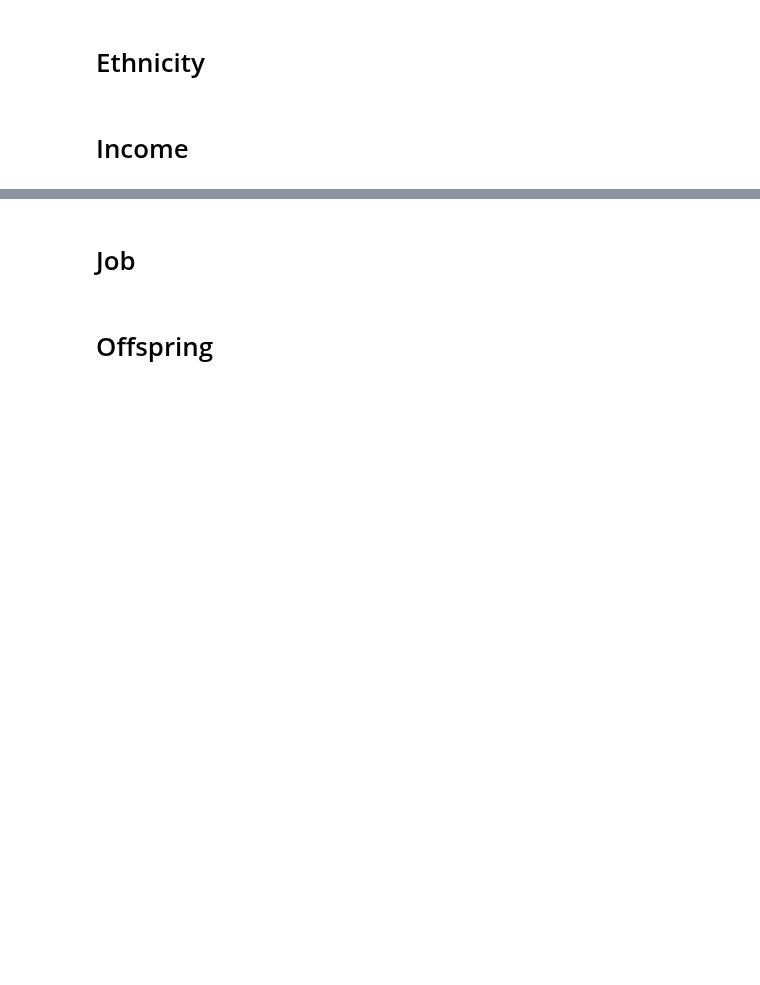
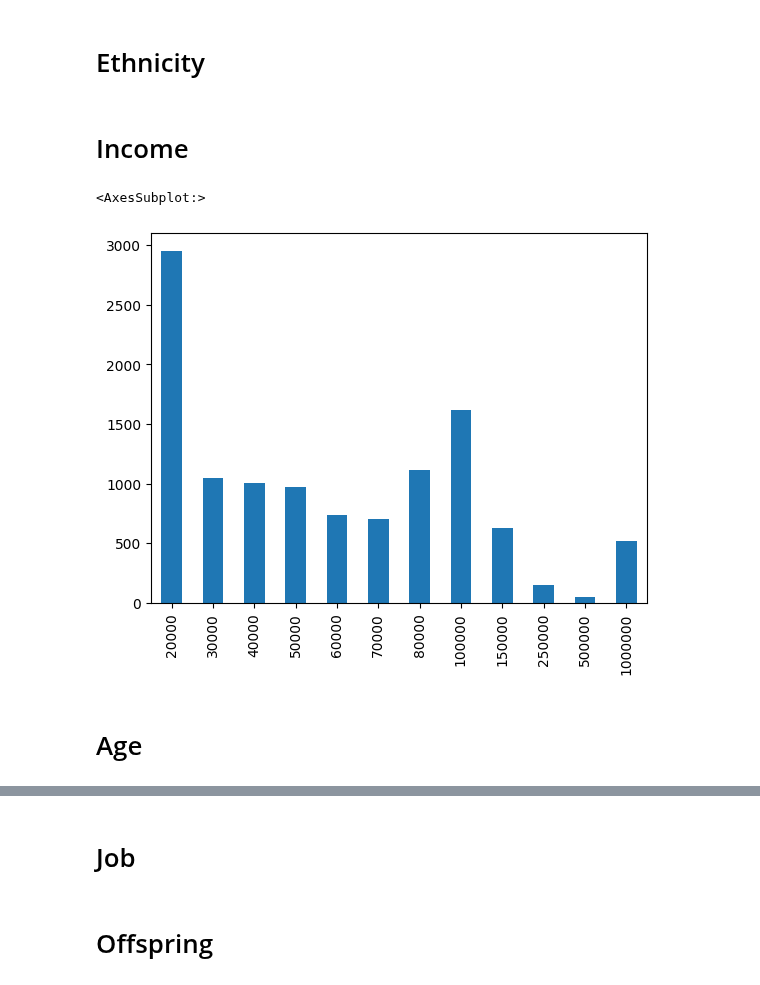
Before and after one commit to HuberNicolas/okcupid-explorer, a Jupyter notebook: backend/src/data-cleaning.ipynb, the cells around one changed output, grey strips where cells are left out. Saved outputs shown, nothing was run; the diff lists cells and outputs as text; code cells hidden in the pictures; blank space fills up the shorter version.

```diff
--- a/backend/src/data-cleaning.ipynb
+++ b/backend/src/data-cleaning.ipynb
@@ -221,0 +299,15 @@ df_drinks['drinks_ordinal'] =  df_drinks['drinks'].map(mapper_drinks_dict).filln
+# %%
+# copy by value
+df_income = df.copy()
+
+# nan's
+df_income.dropna(inplace=True, subset=['income']) # remove nan's
+df_income = df_income[df_income.income != -1] # do not consider the -1 values (nan values)
+df_income.shape # (11504, 19) , MAX REDUCTION!
+
+df_income['income'].value_counts().sort_index().plot(kind='bar')
+# %% [output]
+<AxesSubplot:>
+[figure, added]
+# %% [markdown]
+# Age
```
Also changed, not shown: parts of 15 cells of this notebook, 1 other file.
